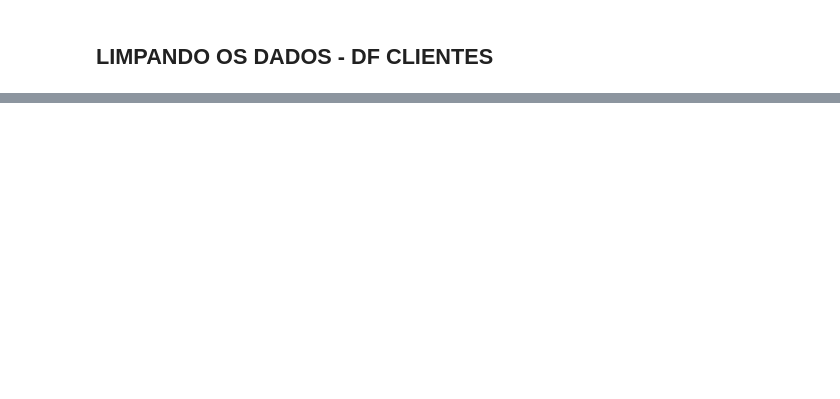
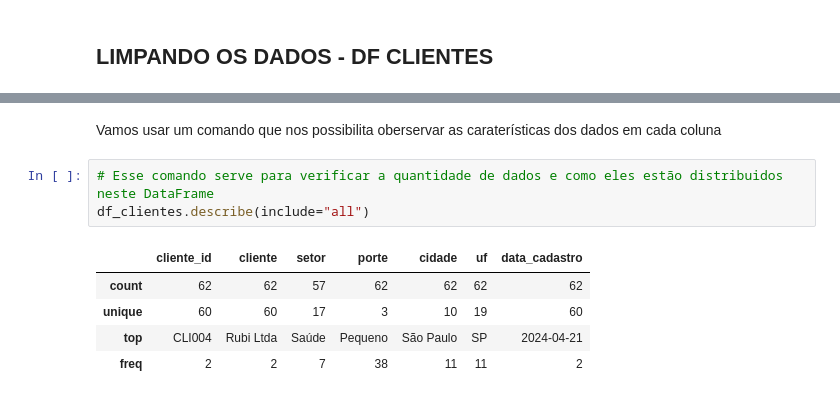
Before and after one commit to Carolaynebarret/DataConnect, a Jupyter notebook: Untitled24.ipynb, the cells around one changed output, grey strips where cells are left out. Cells and saved outputs as stored; diff of their text form; blank space fills up the shorter version.

```diff
--- a/Untitled24.ipynb
+++ b/Untitled24.ipynb
@@ -469,0 +493,11 @@ display(df_analistas)
+# %% [markdown]
+Vamos usar um comando que nos possibilita oberservar as caraterísticas dos dados em cada coluna
+# %%
+# Esse comando serve para verificar a quantidade de dados e como eles estão distribuidos neste DataFrame
+df_clientes.describe(include="all")
+# %% [output]
+|  | cliente_id | cliente | setor | porte | cidade | uf | data_cadastro |
+| count | 62 | 62 | 57 | 62 | 62 | 62 | 62 |
+| unique | 60 | 60 | 17 | 3 | 10 | 19 | 60 |
+| top | CLI004 | Rubi Ltda | Saúde | Pequeno | São Paulo | SP | 2024-04-21 |
+| freq | 2 | 2 | 7 | 38 | 11 | 11 | 2 |
```
Also changed, not shown: parts of 12 cells of this notebook.
